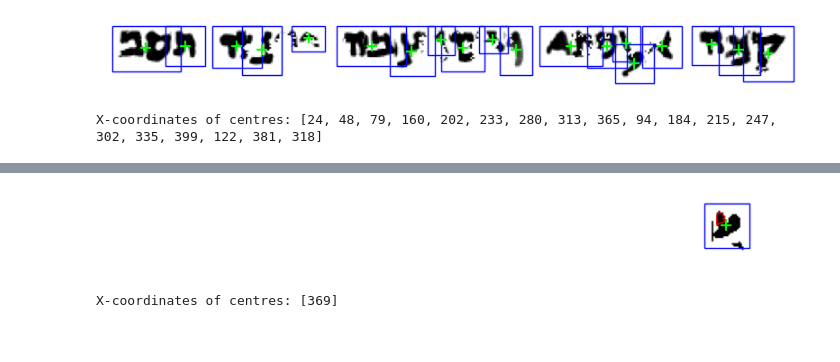
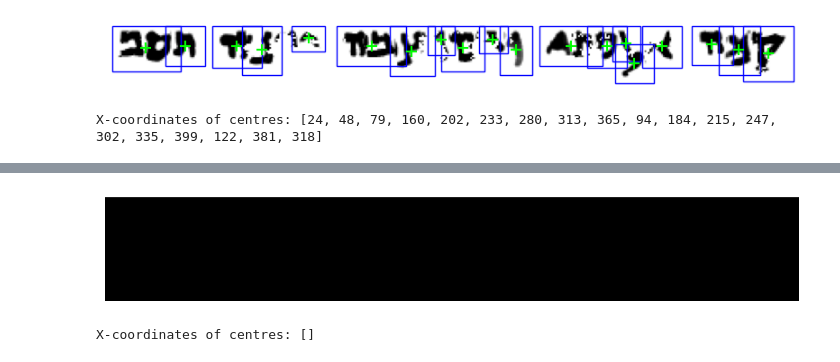
Before and after one commit to DeLnlyMthrLvr/DeadSeaScrolls, a Jupyter notebook: seb/character_segmentation/line_char_extraction.ipynb, the cells around one changed output, grey strips where cells are left out. Cells and saved outputs as stored; diff of their text form; code cells hidden in the pictures.

```diff
--- a/seb/character_segmentation/line_char_extraction.ipynb
+++ b/seb/character_segmentation/line_char_extraction.ipynb
@@ -185,17 +185,13 @@ ax[2].imshow(lines_extracted[0], cmap="gray")
 # %%
-ctrs, boxes = segment_contours_and_boxes(
-    255-segs_extracted[0][1],
-    disk_radius=1,
-    mgac_iter=200,
-    smoothing=0,
-    balloon=0.75,
+boxes = segment_image(
+    255-segs_extracted[0][10],
     pad=5
 )
-x_coords = show_line_with_boxes_contours_centers(255-segs_extracted[0][1], ctrs, boxes)
+x_coords = show_line_with_boxes_centers(255-segs_extracted[0][10], boxes)
 print("X-coordinates of centres:", x_coords)
 # %% [output]
-[figure, old version]
+[figure, new version]
-X-coordinates of centres: [369]
+X-coordinates of centres: []
 # %%
 channels_line = segs_extracted[0]
 print(channels_line.shape)
```
Also changed, not shown: parts of 7 cells of this notebook, 4 other files.
